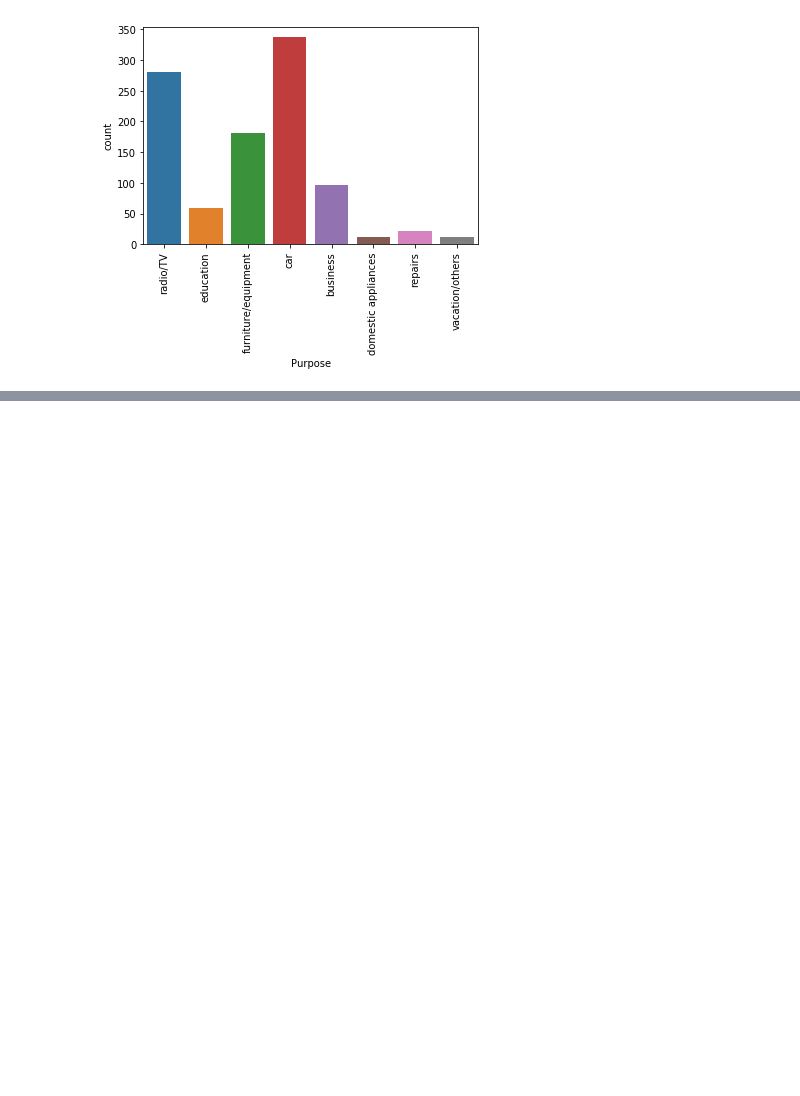
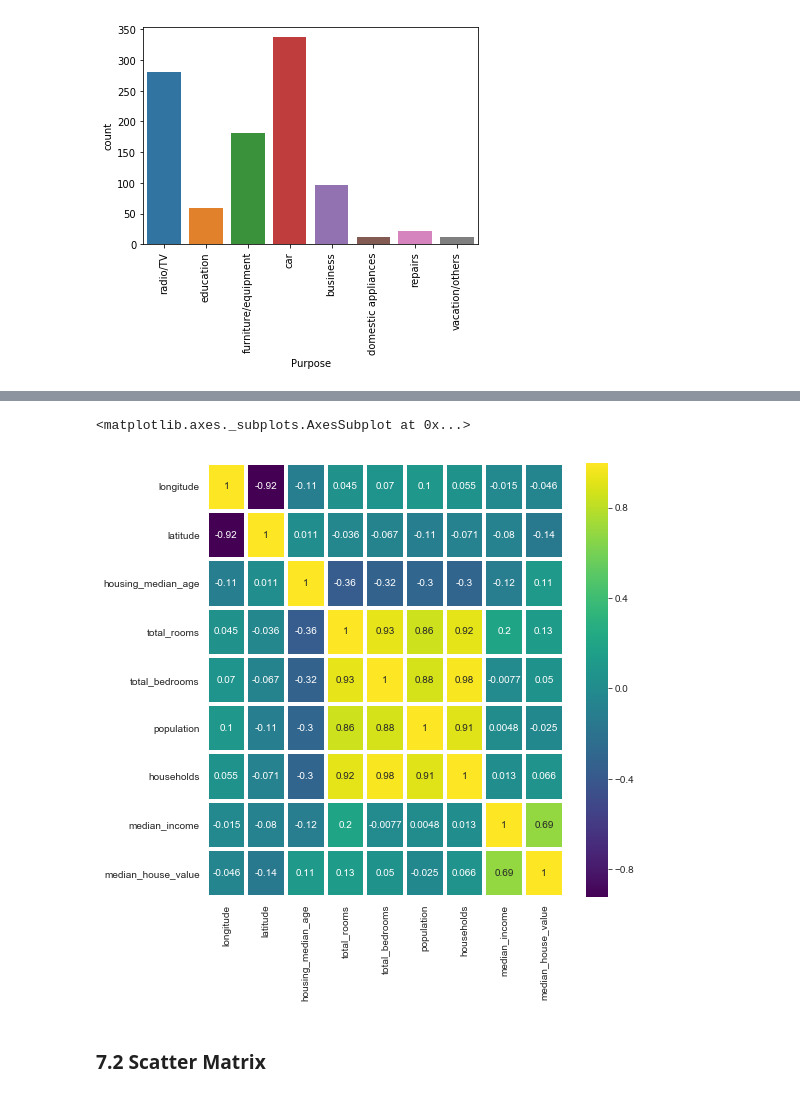
Before and after one commit to jbaeckn/machine-learning-notes, a Jupyter notebook: statistics/190320_machine_learning_statistics.ipynb, the cells around one changed output, grey strips where cells are left out. Saved outputs shown, nothing was run; the diff lists cells and outputs as text; code cells hidden in the pictures; blank space fills up the shorter version.

```diff
--- a/statistics/190320_machine_learning_statistics.ipynb
+++ b/statistics/190320_machine_learning_statistics.ipynb
@@ -263,0 +312,3 @@ sns.violinplot(x='ocean_proximity', y='median_house_value', data=housing_data)
+# %%
+corr = housing_data.corr()
+corr
@@ -263,0 +326,9 @@ sns.violinplot(x='ocean_proximity', y='median_house_value', data=housing_data)
+# %%
+#using heatmap
+sns.set({'figure.figsize': (8, 8), 'font.size': 10})
+sns.heatmap(corr, cmap='viridis', annot=True, linewidth=3)
+# %% [output]
+<matplotlib.axes._subplots.AxesSubplot at 0x...>
+[figure, added]
+# %% [markdown]
+### 7.2 Scatter Matrix
```
Also changed, not shown: parts of 31 cells of this notebook.
